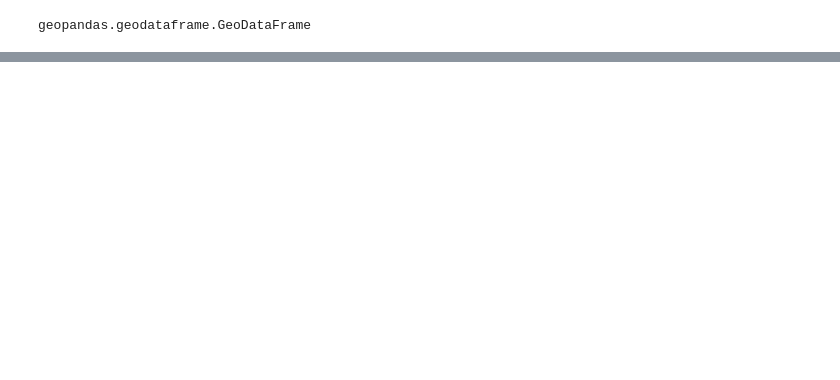
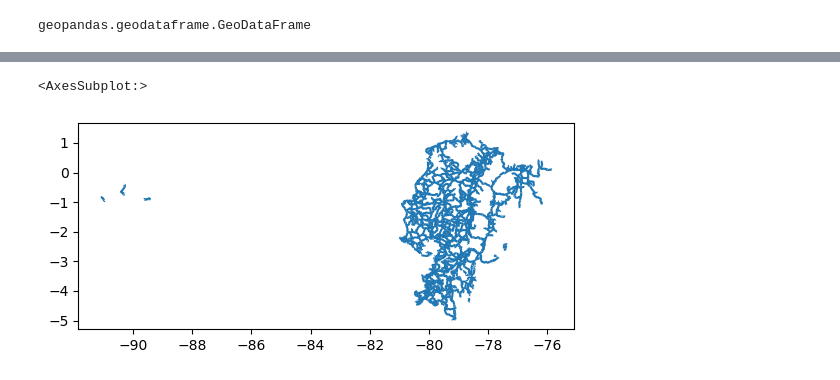
Before and after one commit to vaaleriaa111/geoECUADOR, a Jupyter notebook: codigoECU.ipynb, the cells around one changed output, grey strips where cells are left out. Cells and saved outputs as stored; diff of their text form; code cells hidden in the pictures; blank space fills up the shorter version.

```diff
--- a/codigoECU.ipynb
+++ b/codigoECU.ipynb
@@ -58,0 +74,7 @@ memory usage: 392.0+ bytes
+# %%
+vias=gpd.read_file(os.path.join("maps","vias","vias.shp"))
+# %%
+vias.plot()
+# %% [output]
+<AxesSubplot:>
+[figure, added]
```
Also changed, not shown: parts of 9 cells of this notebook, 17 other files.
